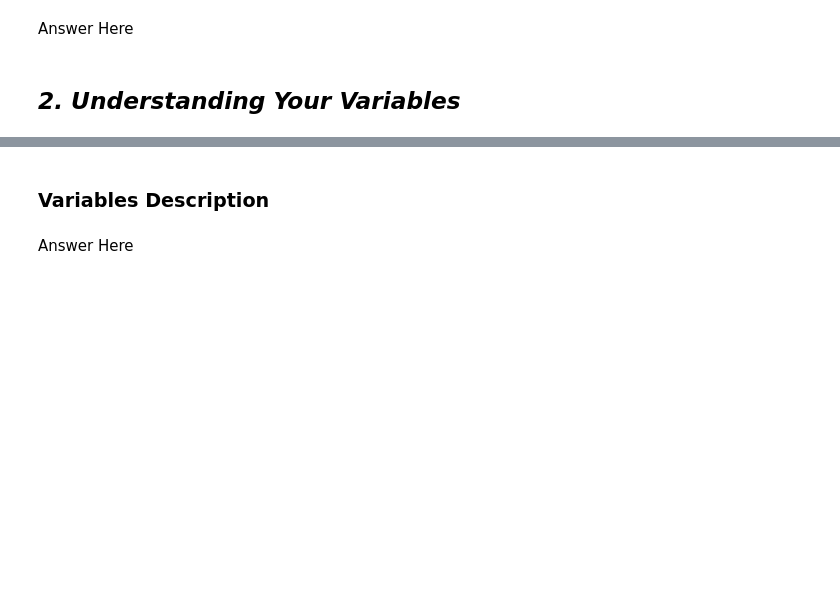
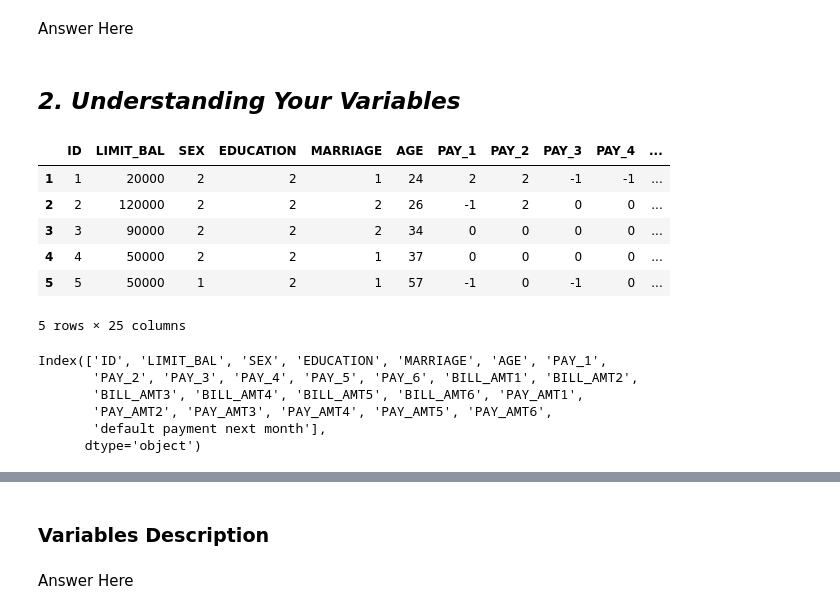
Before and after one commit to sourav03dutta/Credit-Card-Default-Prediction, a Jupyter notebook: Credit_Card_Default_Prediction.ipynb, the cells around one changed output, grey strips where cells are left out. Saved outputs shown, nothing was run; the diff lists cells and outputs as text; code cells hidden in the pictures; blank space fills up the shorter version.

```diff
--- a/Credit_Card_Default_Prediction.ipynb
+++ b/Credit_Card_Default_Prediction.ipynb
@@ -176,7 +203,27 @@ memory usage: 5.7+ MB
 Answer Here
 # %% [markdown]
 ## ***2. Understanding Your Variables***
+# %%
+Credit_Data = Credit_Data.rename(columns={'PAY_0': 'PAY_1'})
+Credit_Data.head()
+# %% [output]
+|  | ID | LIMIT_BAL | SEX | EDUCATION | MARRIAGE | AGE | PAY_1 | PAY_2 | PAY_3 | PAY_4 | ... |
+| 1 | 1 | 20000 | 2 | 2 | 1 | 24 | 2 | 2 | -1 | -1 | ... |
+| 2 | 2 | 120000 | 2 | 2 | 2 | 26 | -1 | 2 | 0 | 0 | ... |
+| 3 | 3 | 90000 | 2 | 2 | 2 | 34 | 0 | 0 | 0 | 0 | ... |
+| 4 | 4 | 50000 | 2 | 2 | 1 | 37 | 0 | 0 | 0 | 0 | ... |
+| 5 | 5 | 50000 | 1 | 2 | 1 | 57 | -1 | 0 | -1 | 0 | ... |
+5 rows × 25 columns
 # %%
 # Dataset Columns
+
+Credit_Data.columns
+# %% [output]
+Index(['ID', 'LIMIT_BAL', 'SEX', 'EDUCATION', 'MARRIAGE', 'AGE', 'PAY_1',
+       'PAY_2', 'PAY_3', 'PAY_4', 'PAY_5', 'PAY_6', 'BILL_AMT1', 'BILL_AMT2',
+       'BILL_AMT3', 'BILL_AMT4', 'BILL_AMT5', 'BILL_AMT6', 'PAY_AMT1',
+       'PAY_AMT2', 'PAY_AMT3', 'PAY_AMT4', 'PAY_AMT5', 'PAY_AMT6',
+       'default payment next month'],
+      dtype='object')
 # %%
 # Dataset Describe
```
Also changed, not shown: parts of 10 cells of this notebook.
